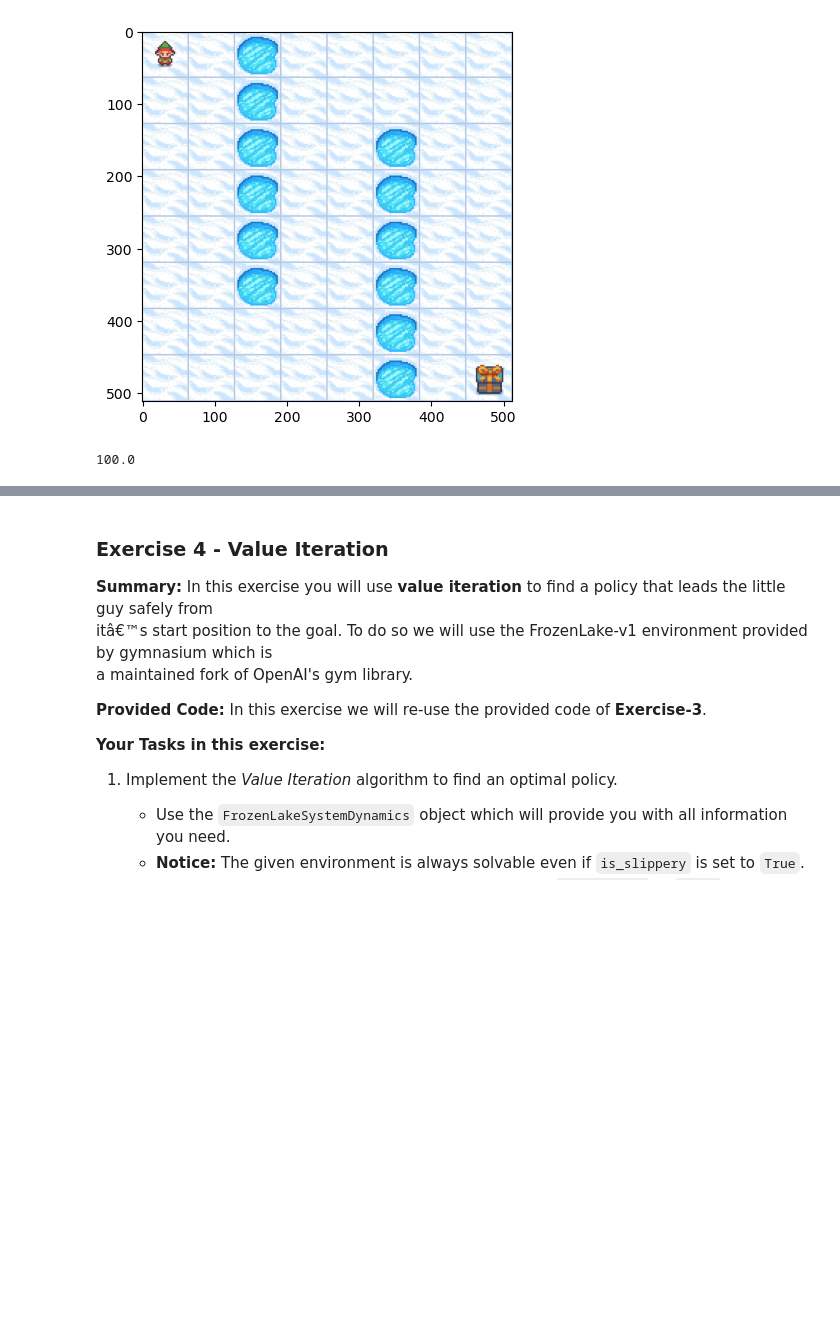
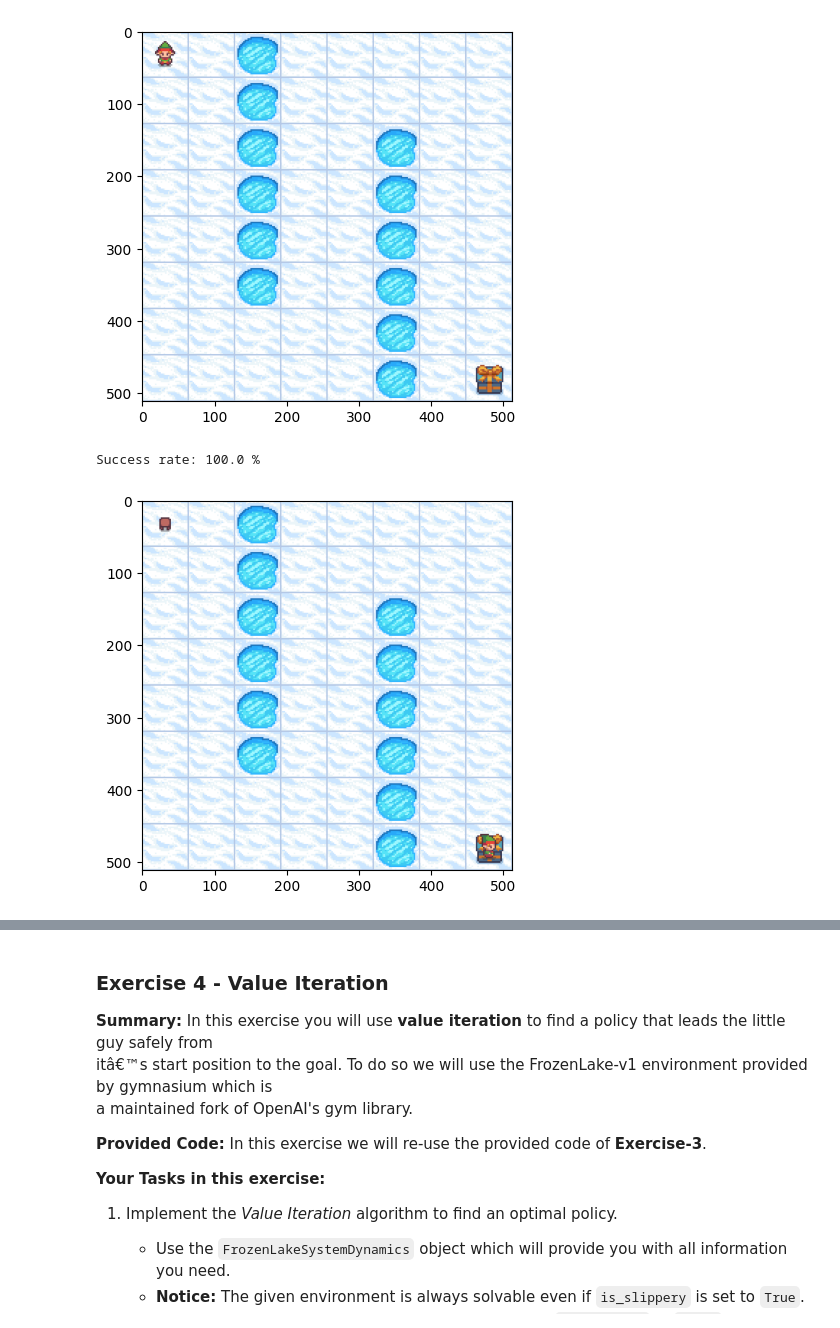
Before and after one commit to Luniem/ReinforcementLearning, a Jupyter notebook: Dynamic-Programming-Exercises.ipynb, the cells around one changed output, grey strips where cells are left out. Saved outputs shown, nothing was run; the diff lists cells and outputs as text; code cells hidden in the pictures; blank space fills up the shorter version.

Commit message:
feat: finish up dynamic programming exercise

```diff
--- a/Dynamic-Programming-Exercises.ipynb
+++ b/Dynamic-Programming-Exercises.ipynb
@@ -565,7 +579,3 @@ plt.imshow(env_slippery.render())
 # %% [output]
 <matplotlib.image.AxesImage at 0x...>
 [figure]
-# %%
-test_policy(env_slippery, pi_pi)
-# %% [output]
-100.0
@@ -571,0 +655,9 @@ test_policy(env_slippery, pi_pi)
+# %%
+optimized_pi, V = policy_iteration(envDynamics_slippery, 0.99, 1e-10)
+print("Success rate:", test_policy(env_slippery, optimized_pi), "%")
+# %% [output]
+Success rate: 100.0 %
+# %%
+run_and_visualize_policy(env_slippery, optimized_pi)
+# %% [output]
+[figure, added]
```
Also changed, not shown: parts of 12 cells of this notebook.
